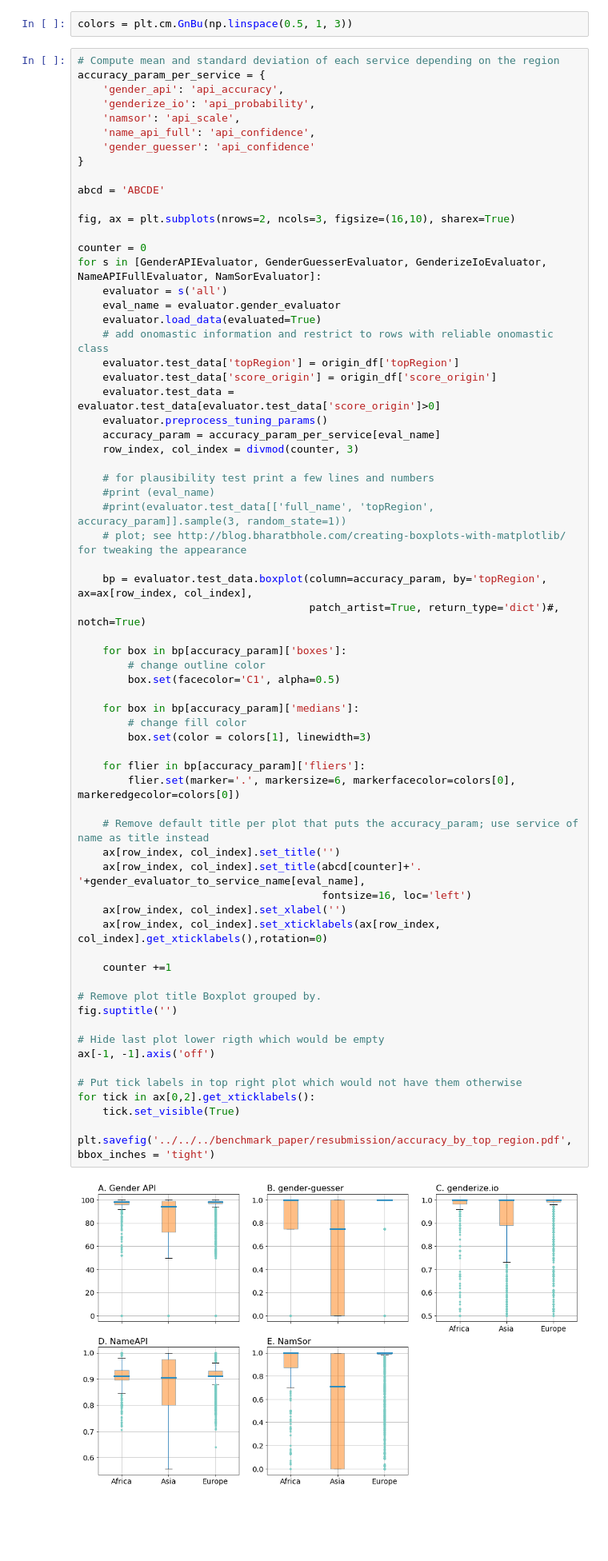
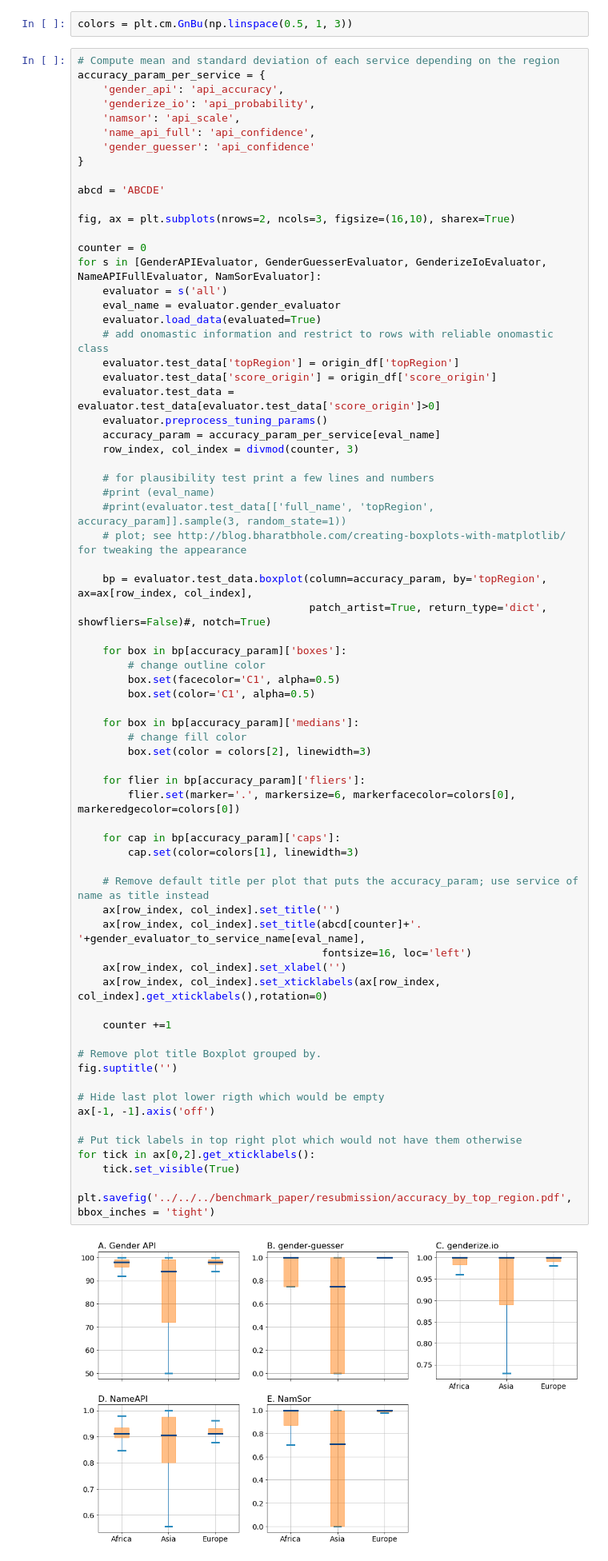
Before and after one commit to GenderGapSTEM-PublicationAnalysis/name_gender_inference, a Jupyter notebook: name_gender_inference/notebooks/Evaluation_name_onomastics.ipynb, the cells around one changed output. Shown at 80% size. Saved outputs shown, nothing was run; the diff lists cells and outputs as text; blank space fills up the shorter version.

```diff
--- a/name_gender_inference/notebooks/Evaluation_name_onomastics.ipynb
+++ b/name_gender_inference/notebooks/Evaluation_name_onomastics.ipynb
@@ -427,41 +427,45 @@ for s in [GenderAPIEvaluator, GenderGuesserEvaluator, GenderizeIoEvaluator, Name
     # plot; see http://blog.bharatbhole.com/creating-boxplots-with-matplotlib/ for tweaking the appearance
 
     bp = evaluator.test_data.boxplot(column=accuracy_param, by='topRegion', ax=ax[row_index, col_index],
-                                     patch_artist=True, return_type='dict')#, notch=True)
+                                     patch_artist=True, return_type='dict', showfliers=False)#, notch=True)
 
     for box in bp[accuracy_param]['boxes']:
         # change outline color
         box.set(facecolor='C1', alpha=0.5)
+        box.set(color='C1', alpha=0.5)
 
     for box in bp[accuracy_param]['medians']:
         # change fill color
-        box.set(color = colors[1], linewidth=3)
+        box.set(color = colors[2], linewidth=3)
 
     for flier in bp[accuracy_param]['fliers']:
         flier.set(marker='.', markersize=6, markerfacecolor=colors[0], markeredgecolor=colors[0])
+
+    for cap in bp[accuracy_param]['caps']:
+        cap.set(color=colors[1], linewidth=3)
 
     # Remove default title per plot that puts the accuracy_param; use service of name as title instead
     ax[row_index, col_index].set_title('')
     ax[row_index, col_index].set_title(abcd[counter]+'. '+gender_evaluator_to_service_name[eval_name],
                                        fontsize=16, loc='left')
     ax[row_index, col_index].set_xlabel('')
     ax[row_index, col_index].set_xticklabels(ax[row_index, col_index].get_xticklabels(),rotation=0)
 
     counter +=1
 
 # Remove plot title Boxplot grouped by.
 fig.suptitle('')
 
 # Hide last plot lower rigth which would be empty
 ax[-1, -1].axis('off')
 
 # Put tick labels in top right plot which would not have them otherwise
 for tick in ax[0,2].get_xticklabels():
     tick.set_visible(True)
 
 plt.savefig('../../../benchmark_paper/resubmission/accuracy_by_top_region.pdf', bbox_inches = 'tight')
 # %% [output]
-[figure, old version]
+[figure, new version]
 # %% [markdown]
 **The boxplots for the mean and deviation of the api confidence w.r.t to different top regions show that:**
 
```
Also changed, not shown: parts of 1 cell of this notebook.
